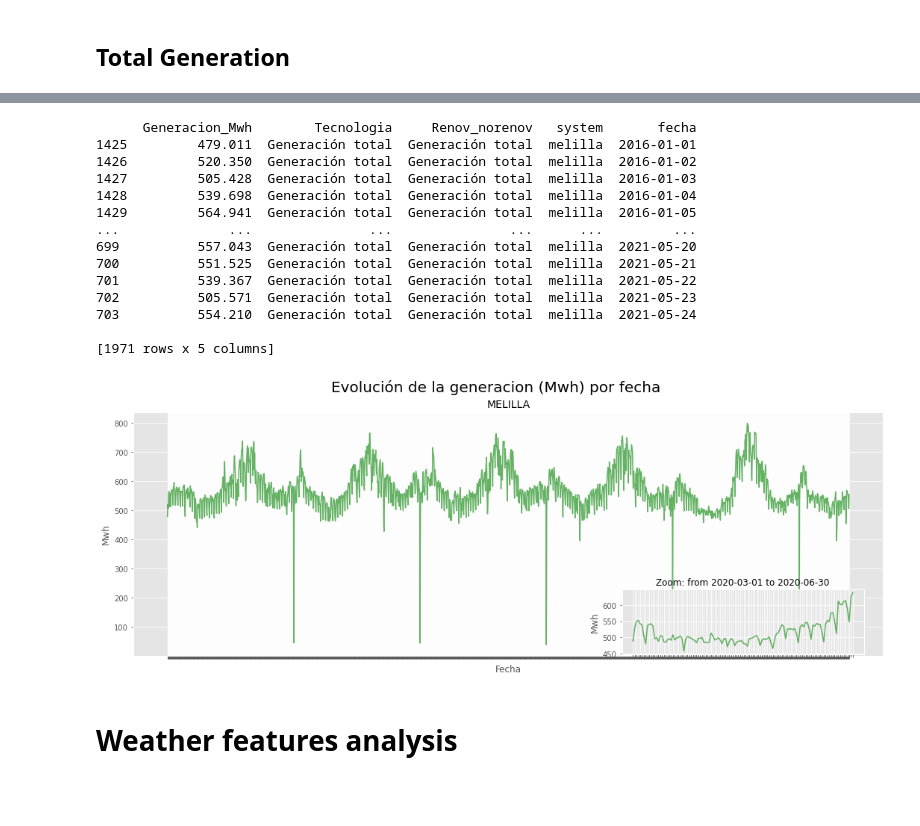
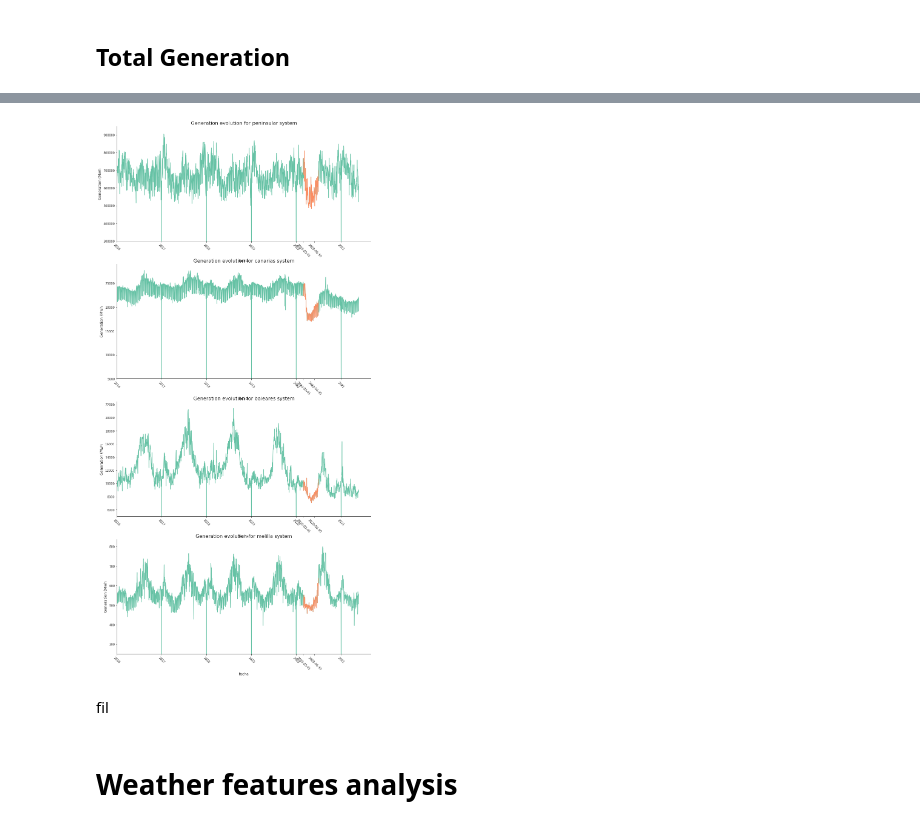
Before and after one commit to sotodosos/ClasesMaster26, a Jupyter notebook: Python/1-TFM Read and Analysis.ipynb, the cells around one changed output, grey strips where cells are left out. Saved outputs shown, nothing was run; the diff lists cells and outputs as text; code cells hidden in the pictures; blank space fills up the shorter version.

```diff
--- a/Python/1-TFM Read and Analysis.ipynb
+++ b/Python/1-TFM Read and Analysis.ipynb
@@ -418,21 +326,46 @@ plot_generacion(df_ree_renov,['Generación total'],'baleares','2020-03-01','2020
-# %%
-plot_generacion(df_ree_renov,['Generación total'],'melilla','2020-03-01','2020-06-30',c='g')
-# %% [output]
-      Generacion_Mwh        Tecnologia     Renov_norenov   system       fecha
-1425         479.011  Generación total  Generación total  melilla  2016-01-01
-1426         520.350  Generación total  Generación total  melilla  2016-01-02
-1427         505.428  Generación total  Generación total  melilla  2016-01-03
-1428         539.698  Generación total  Generación total  melilla  2016-01-04
-1429         564.941  Generación total  Generación total  melilla  2016-01-05
-...              ...               ...               ...      ...         ...
-699          557.043  Generación total  Generación total  melilla  2021-05-20
-700          551.525  Generación total  Generación total  melilla  2021-05-21
-701          539.367  Generación total  Generación total  melilla  2021-05-22
-702          505.571  Generación total  Generación total  melilla  2021-05-23
-703          554.210  Generación total  Generación total  melilla  2021-05-24
-
-[1971 rows x 5 columns]
-[figure, removed]
+# %%
+def sns_generacion(df,tech,systems,fecini_zoom,fecfin_zoom):
+
+  f=plt.figure(figsize=(15,32))
+  gs = f.add_gridspec(len(systems), 1)
+  sns.set_style("ticks")
+  sns.set_palette("Set2")
+
+  for i,sys in enumerate(systems):
+
+    ax = f.add_subplot(gs[i, 0])
+    ax.set_title('Generation evolution for '+sys+' system',fontsize=16)
+    ax.set_xlabel('')
+    ax.set_ylabel('Generation (Mwh',fontsize=12)
+
+
+    filter=(df['Tecnologia'].isin(tech)) & (df['system']==sys)
+    lnplot=sns.lineplot(data=df[filter],x='fecha',y='Generacion_Mwh',ax=ax,legend='full')
+
+    filter_covid=filter & (df['fecha']>=fecini_zoom) & (df['fecha']<=fecfin_zoom)
+    sns.lineplot(data=df[filter_covid],x='fecha',y='Generacion_Mwh',ax=ax)
+
+    x_ticks=list(range(0, len(lnplot.get_xticklabels()), 365))
+    x_ticks.extend([1519,1610])
+    plt.xticks(x_ticks, ['2016','2017','2018','2019','2020','2021',fecini_zoom,fecfin_zoom])
+    plt.tick_params('x',labelrotation=-45)
+    ax.set_xlim(0)
+    if sys in ['canarias','baleares']:
+      ax.set_ylim(5000)
+    elif sys=='peninsular':
+      ax.set_ylim(300000)
+    else:
+      ax.set_ylim(250)
+
+    sns.despine()
+  sns.set_palette("Set1")
+  return None
+
+sns_generacion(df_ree_renov,['Generación total'],Renovable_system,'2020-03-01','2020-06-30')
+# %% [output]
+[figure, added]
+# %% [markdown]
+fil
 # %%
 df_ree_filtered=df_ree_renov[(df_ree_renov['fecha']<'2020-03-15') | (df_ree_renov['fecha']>='2020-06-28')]
 # %% [markdown]
```
Also changed, not shown: parts of 29 cells of this notebook, 1 other file.
